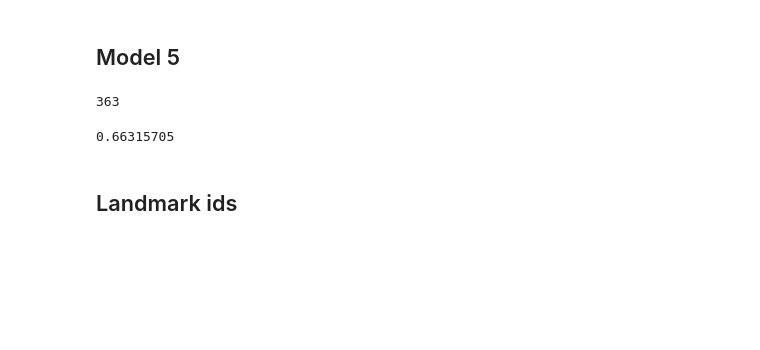
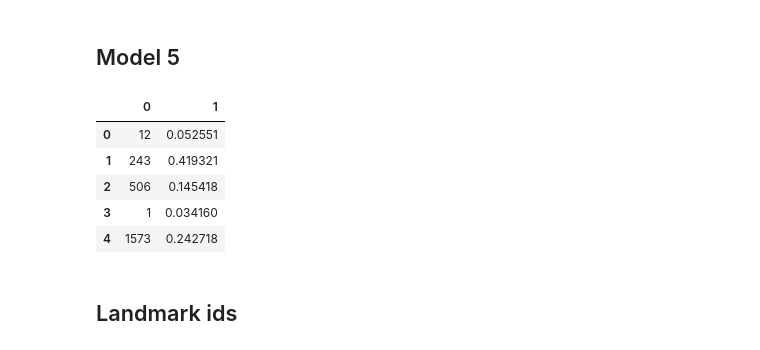
Before and after one commit to y33-j3T/Kaggle-Google-Landmark-Recognition-2020, a Jupyter notebook: src/cnn-baseline.ipynb, the cells around one changed output. Cells and saved outputs as stored; diff of their text form; code cells hidden in the pictures; blank space fills up the shorter version.

```diff
--- a/src/cnn-baseline.ipynb
+++ b/src/cnn-baseline.ipynb
@@ -304,7 +237,8 @@ validation_generator = test_datagen.flow_from_directory(
 test_generator = test_datagen.flow_from_directory(
     TEST,
     target_size=(150, 150),
-    batch_size=32,
+    batch_size=1,
+    shuffle = False,
     class_mode='categorical')
 # %% [output]
 Found 29695 images belonging to 252 classes.
@@ -592,11 +526,3 @@ idx_pred4 = [np.where(x == max(x))[0][0] for x in pred4]
 model5 = load_model('model2_100epoch.h5')
 # %%
 pred5 = model5.predict_generator(test_generator)
-# %%
-np.where(pred_model5[1] == max(pred_model5[1]))[0][0]
-# %% [output]
-363
-# %%
-max(pred_model5[1])
-# %% [output]
-0.66315705
@@ -605,2 +529,15 @@ idx_pred5 = [np.where(x == max(x))[0][0] for x in pred5]
+# %%
+pred5_idx = np.argmax(pred5, axis=1)
+# %%
+df_pred5 = pd.DataFrame([(i, p[i]) for i, p in zip(pred5_idx, pred5)])
+# %%
+df_pred5.head()
+# %% [output]
+|  | 0 | 1 |
+| 0 | 12 | 0.052551 |
+| 1 | 243 | 0.419321 |
+| 2 | 506 | 0.145418 |
+| 3 | 1 | 0.034160 |
+| 4 | 1573 | 0.242718 |
 # %% [markdown]
 ## Landmark ids
```
Also changed, not shown: parts of 22 cells of this notebook, 1 other file.
